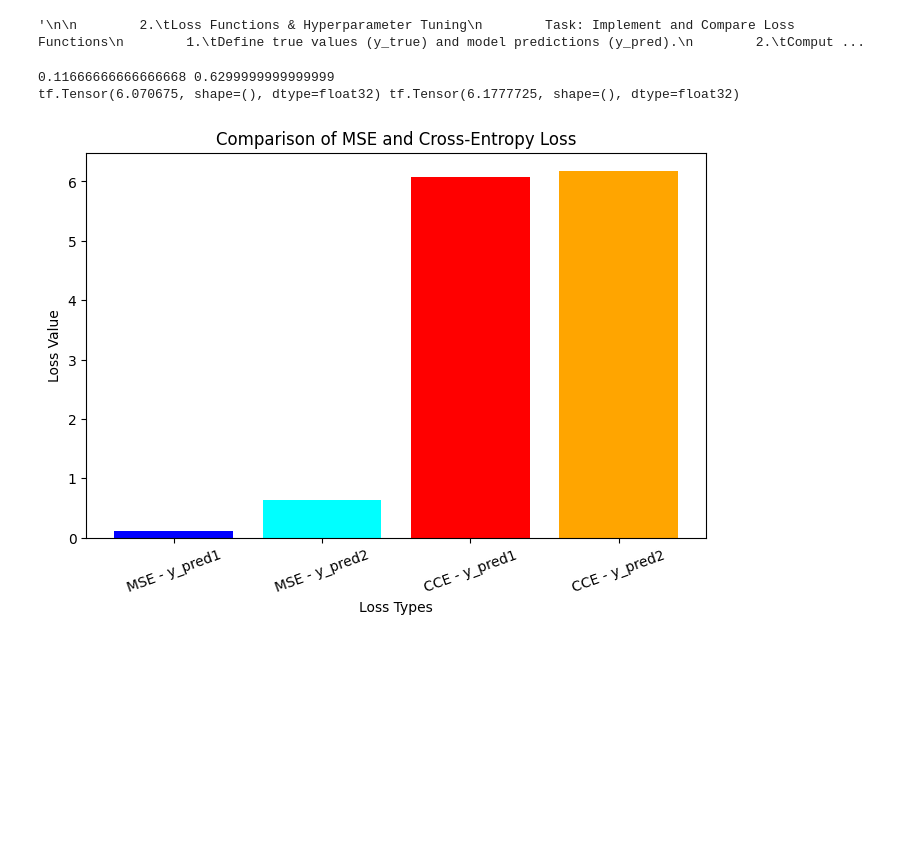
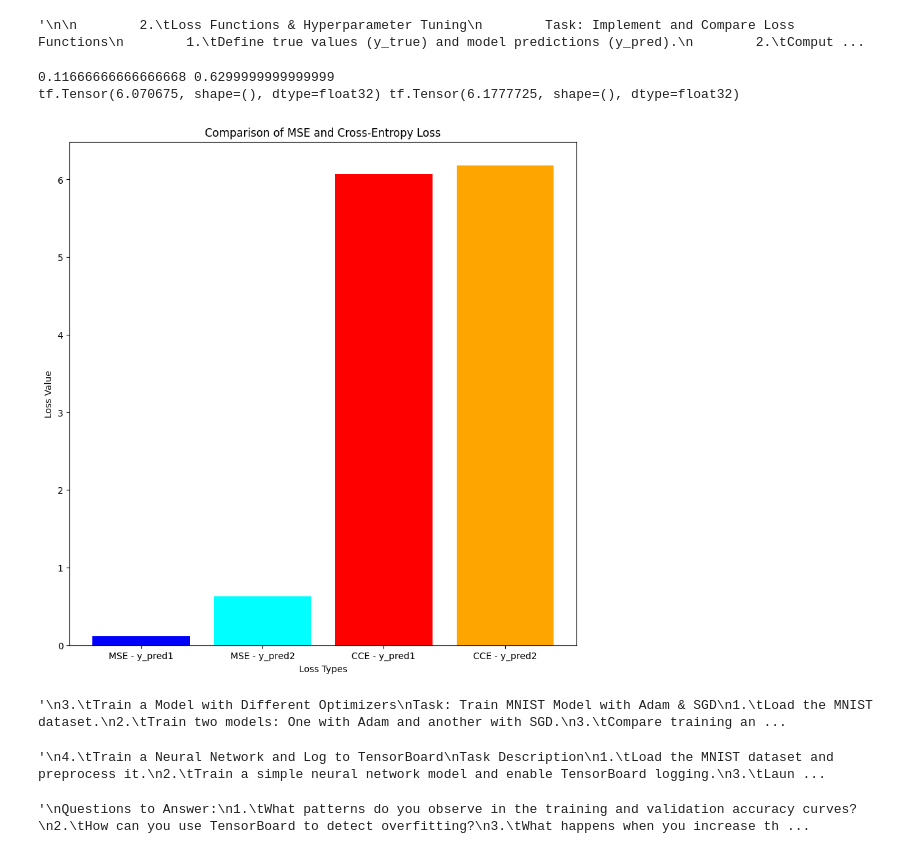
Before and after one commit to rahulboyina21/deeplearning, a Jupyter notebook: agmt-001.ipynb, the cells around one changed output. Cells and saved outputs as stored; diff of their text form; code cells hidden in the pictures; blank space fills up the shorter version.

```diff
--- a/agmt-001.ipynb
+++ b/agmt-001.ipynb
@@ -110,33 +110,70 @@ y_pred2=np.array([0.5,1.0,2.2])
 
 mse1=mse(y_true,y_pred1)
 
 mse2=mse(y_true,y_pred2)
 
 print(mse1,mse2)
 
 t1=tf.constant(y_true)
 t2=tf.constant(y_pred1)
 t3=tf.constant(y_pred2)
 
 cce = CategoricalCrossentropy()
 
 cce1=cce(t1,t2)
 cce2=cce(t1,t3)
 
 print(cce1,cce2)
 
 # Plot Loss Function Values
 labels = ['MSE - y_pred1', 'MSE - y_pred2', 'CCE - y_pred1', 'CCE - y_pred2']
 loss_values = [mse1, mse2, cce1, cce2]
 
-plt.figure(figsize=(8, 5))
+plt.figure(figsize=(10, 10))
 plt.bar(labels, loss_values, color=['blue', 'cyan', 'red', 'orange'])
 plt.xlabel("Loss Types")
 plt.ylabel("Loss Value")
 plt.title("Comparison of MSE and Cross-Entropy Loss")
-plt.xticks(rotation=20)
 plt.show()
 # %% [output]
 0.11666666666666668 0.6299999999999999
 tf.Tensor(6.070675, shape=(), dtype=float32) tf.Tensor(6.1777725, shape=(), dtype=float32)
-[figure, old version]
+[figure, new version]
+# %%
+'''
+3.	Train a Model with Different Optimizers
+Task: Train MNIST Model with Adam & SGD
+1.	Load the MNIST dataset.
+2.	Train two models: One with Adam and another with SGD.
+3.	Compare training and validation accuracy trends.
+Expected Output:
+•	Accuracy plots comparing Adam vs. SGD performance.
+
+'''
+# %% [output]
+'\n3.\tTrain a Model with Different Optimizers\nTask: Train MNIST Model with Adam & SGD\n1.\tLoad the MNIST dataset.\n2.\tTrain two models: One with Adam and another with SGD.\n3.\tCompare training an ...
+# %%
+'''
+4.	Train a Neural Network and Log to TensorBoard
+Task Description
+1.	Load the MNIST dataset and preprocess it.
+2.	Train a simple neural network model and enable TensorBoard logging.
+3.	Launch TensorBoard and analyze loss and accuracy trends.
+Expected Outcome:
+•	The model should train for 5 epochs and store logs in the "logs/fit/" directory.
+•	You should be able to visualize training vs. validation accuracy and loss in TensorBoard.
+
+'''
+# %% [output]
+'\n4.\tTrain a Neural Network and Log to TensorBoard\nTask Description\n1.\tLoad the MNIST dataset and preprocess it.\n2.\tTrain a simple neural network model and enable TensorBoard logging.\n3.\tLaun ...
+# %%
+'''
+Questions to Answer:
+1.	What patterns do you observe in the training and validation accuracy curves?
+2.	How can you use TensorBoard to detect overfitting?
+3.	What happens when you increase the number of epochs?
+
+
+'''
+# %% [output]
+'\nQuestions to Answer:\n1.\tWhat patterns do you observe in the training and validation accuracy curves?\n2.\tHow can you use TensorBoard to detect overfitting?\n3.\tWhat happens when you increase th ...
```
